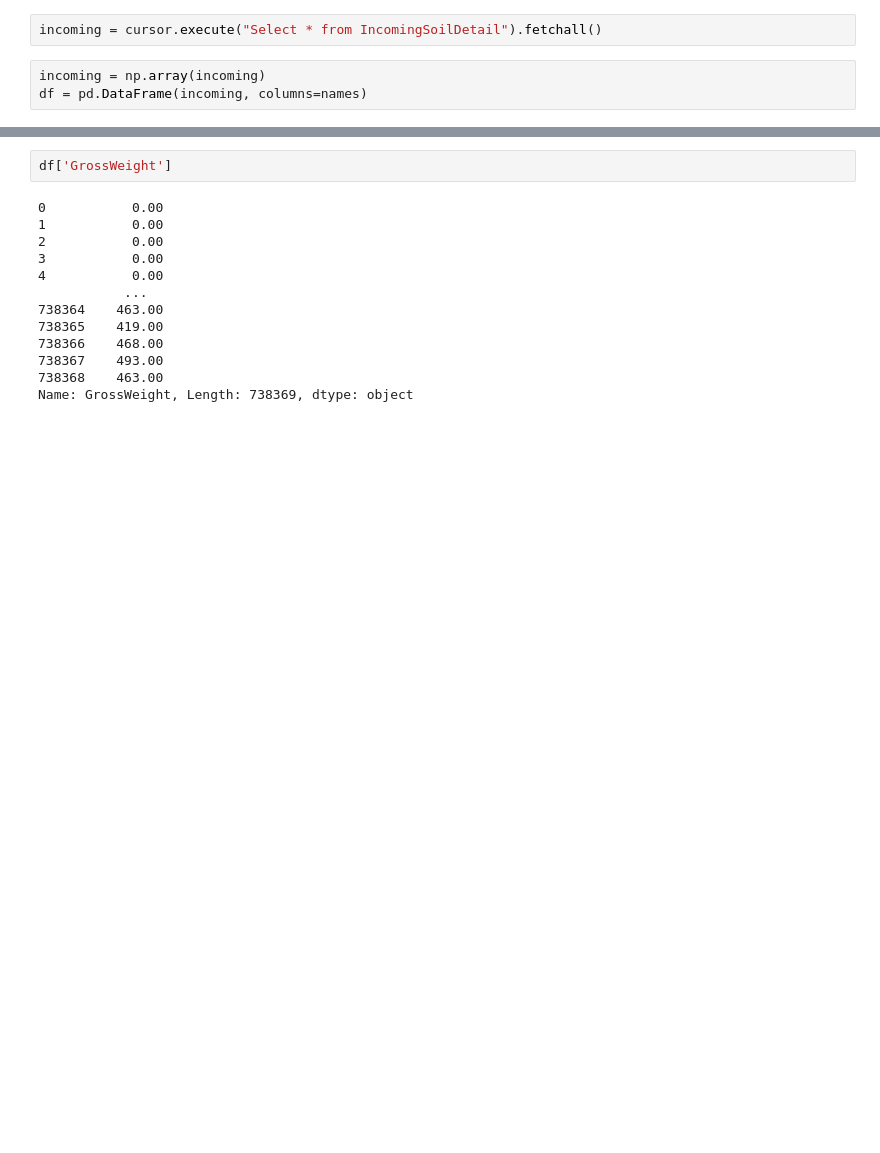
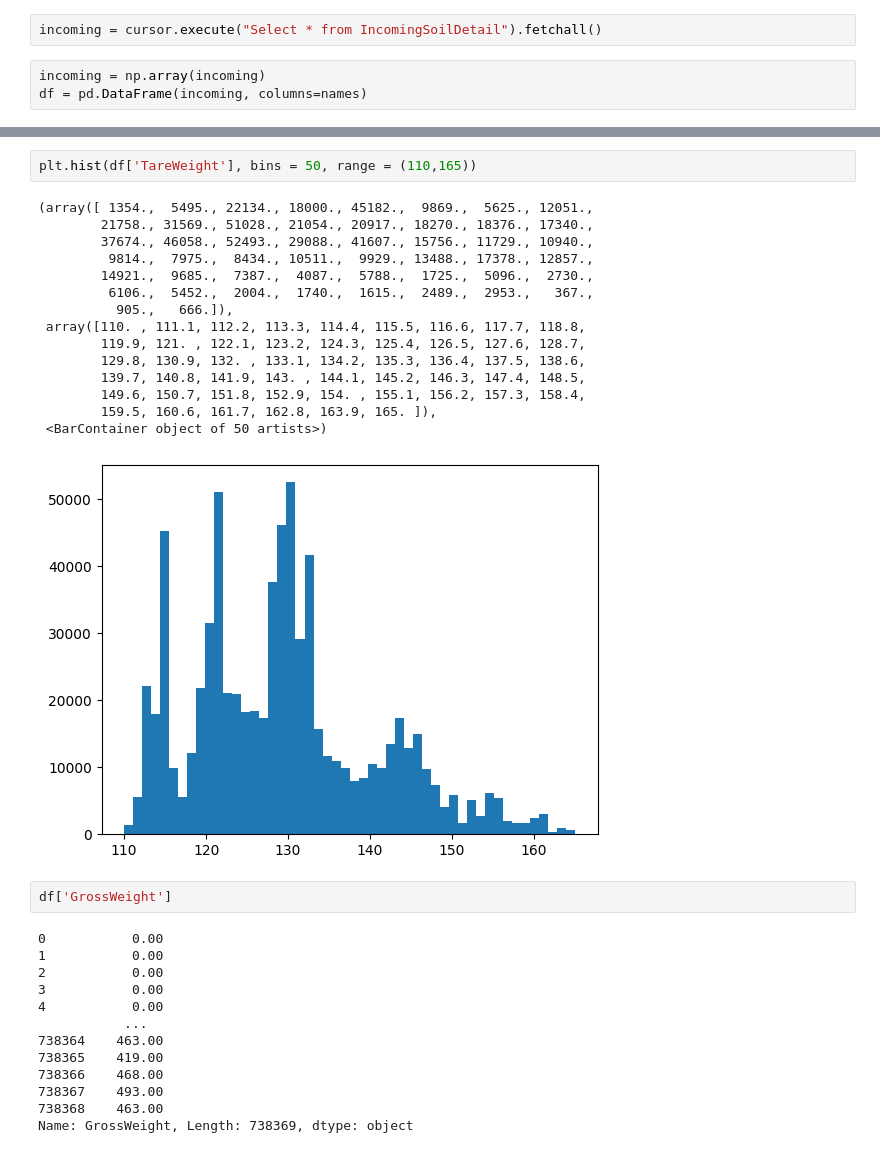
Before and after one commit to solheim6/Tender-Care-Laundry, a Jupyter notebook: TCIS test.ipynb, the cells around one changed output, grey strips where cells are left out. Drawn from its saved outputs; the diff is of its cells as text; blank space fills up the shorter version.

```diff
--- a/TCIS test.ipynb
+++ b/TCIS test.ipynb
@@ -56,3 +54,21 @@ df.tail()
+# %%
+plt.hist(df['TareWeight'], bins = 50, range = (110,165))
+# %% [output]
+(array([ 1354.,  5495., 22134., 18000., 45182.,  9869.,  5625., 12051.,
+        21758., 31569., 51028., 21054., 20917., 18270., 18376., 17340.,
+        37674., 46058., 52493., 29088., 41607., 15756., 11729., 10940.,
+         9814.,  7975.,  8434., 10511.,  9929., 13488., 17378., 12857.,
+        14921.,  9685.,  7387.,  4087.,  5788.,  1725.,  5096.,  2730.,
+         6106.,  5452.,  2004.,  1740.,  1615.,  2489.,  2953.,   367.,
+          905.,   666.]),
+ array([110. , 111.1, 112.2, 113.3, 114.4, 115.5, 116.6, 117.7, 118.8,
+        119.9, 121. , 122.1, 123.2, 124.3, 125.4, 126.5, 127.6, 128.7,
+        129.8, 130.9, 132. , 133.1, 134.2, 135.3, 136.4, 137.5, 138.6,
+        139.7, 140.8, 141.9, 143. , 144.1, 145.2, 146.3, 147.4, 148.5,
+        149.6, 150.7, 151.8, 152.9, 154. , 155.1, 156.2, 157.3, 158.4,
+        159.5, 160.6, 161.7, 162.8, 163.9, 165. ]),
+ <BarContainer object of 50 artists>)
+[figure, added]
 # %%
 df['GrossWeight']
 # %% [output]
```
Also changed, not shown: parts of 5 cells of this notebook.
